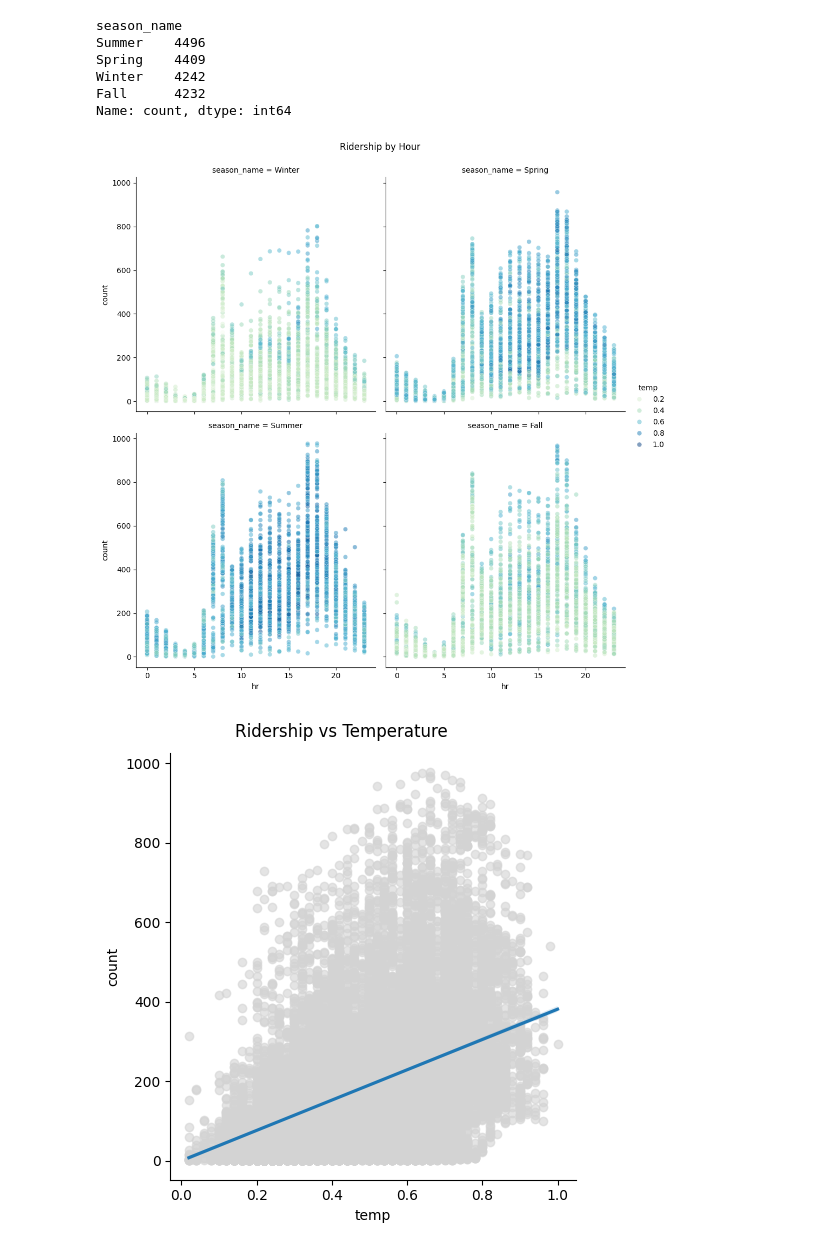
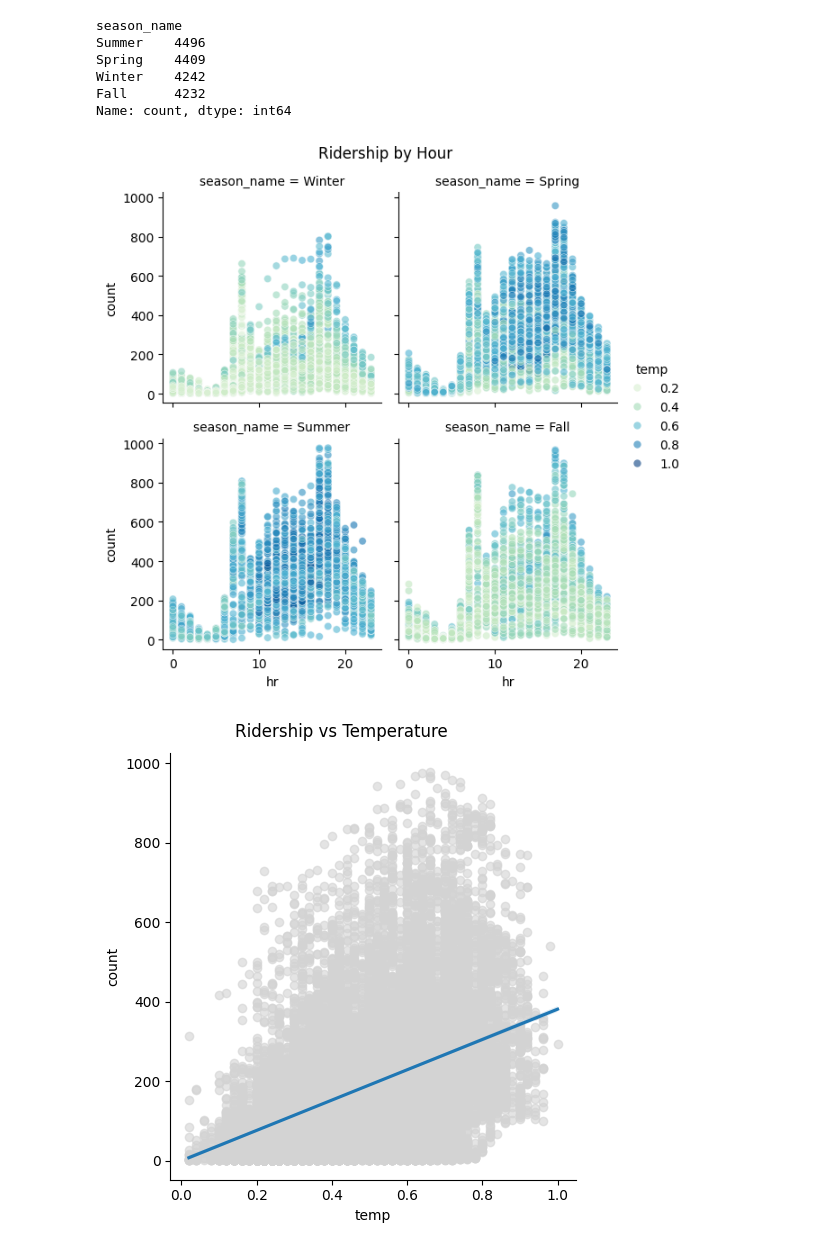
Before and after one commit to sjsu-cs133-s26/team8-capitalbikeshare-ridership, a Jupyter notebook: notebooks/hour.ipynb, the cells around one changed output. Cells and saved outputs as stored; diff of their text form; code cells hidden in the pictures.

```diff
--- a/notebooks/hour.ipynb
+++ b/notebooks/hour.ipynb
@@ -142,18 +142,19 @@ Name: count, dtype: int64
 # %%
 # Small-multiples plot: relplot()
 g=sns.relplot(
     data=hour,
     x='hr',
     y='count',
     col='season_name',
     col_wrap=2,
     hue='temp',
     palette='GnBu',
-    alpha=0.5
+    alpha=0.6,
+    height=3
 )
 g.fig.suptitle('Ridership by Hour', y=1.03);
 # %% [output]
-[figure, old version]
+[figure, new version]
 # %%
 # Regression plot (lmplot)
 g=sns.lmplot(
```
Also changed, not shown: parts of 4 cells of this notebook.
